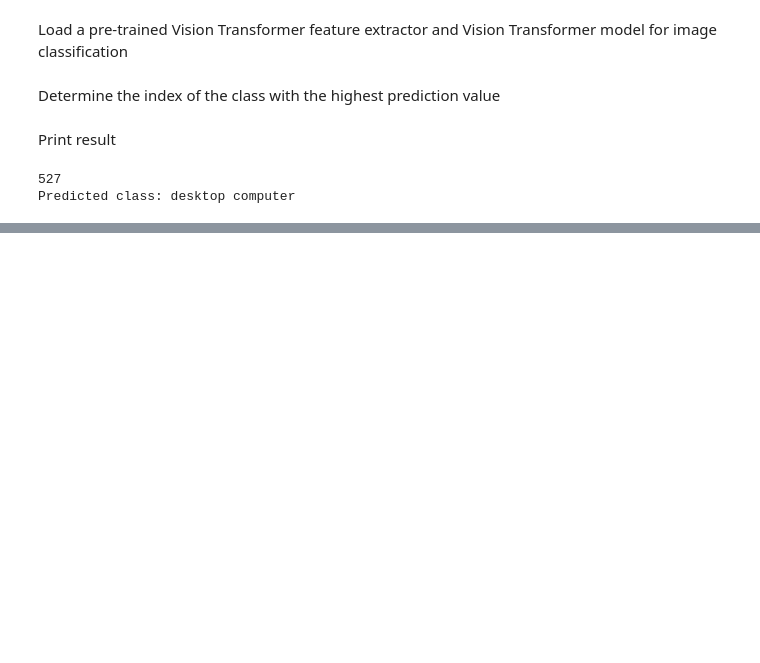
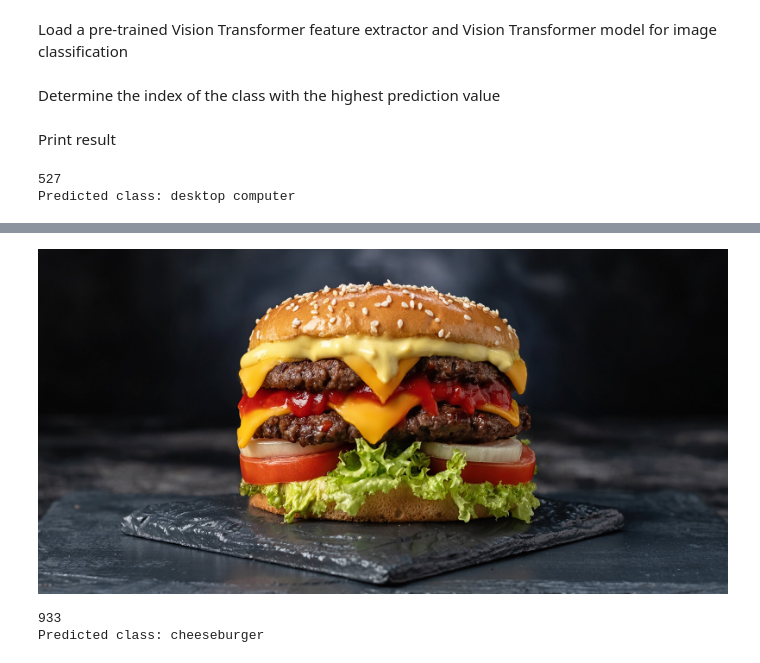
Before and after one commit to Andabates/ImageClassificationViT, a Jupyter notebook: ViT.ipynb, the cells around one changed output, grey strips where cells are left out. Saved outputs shown, nothing was run; the diff lists cells and outputs as text; code cells hidden in the pictures; blank space fills up the shorter version.

```diff
--- a/ViT.ipynb
+++ b/ViT.ipynb
@@ -46,0 +94,15 @@ Predicted class: desktop computer
+# %%
+FILE_NAME = 'images\image4.jpeg'
+display(Image(FILE_NAME, width = 700, height = 400))
+image_array = img.open('images\image4.jpeg')
+inputs = feature_extractor(images = image_array, # Use the feature extractor to process the image and prepare it for the model
+                           return_tensors="pt")
+outputs = model(**inputs) # Pass the processed image to the model and get the output
+logits = outputs.logits # Extract the logits (raw prediction values) from the model's output
+predicted_class_idx = logits.argmax(-1).item()
+print(predicted_class_idx)
+print("Predicted class:", model.config.id2label[predicted_class_idx])
+# %% [output]
+[figure, added]
+933
+Predicted class: cheeseburger
```
Also changed, not shown: parts of 4 cells of this notebook.
